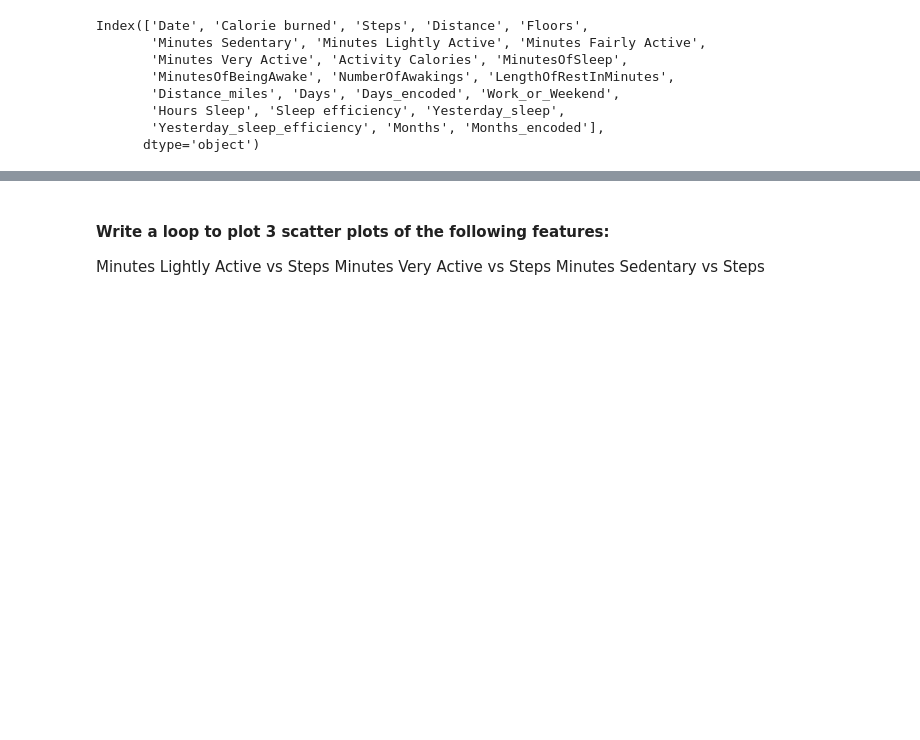
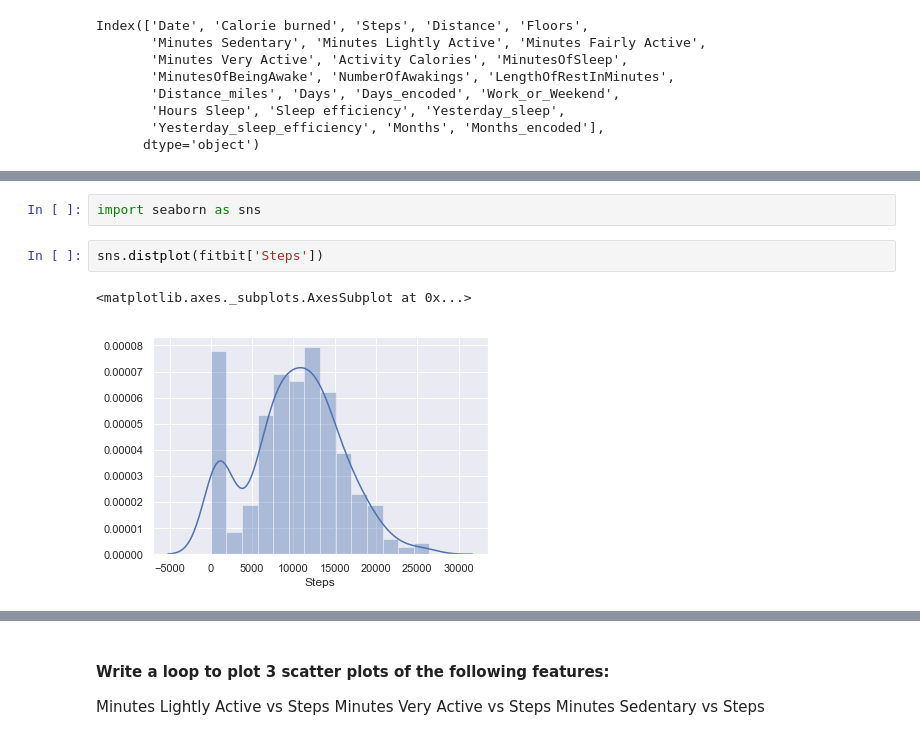
Before and after one commit to chunsang0126/lab-matplotlib-seaborn, a Jupyter notebook: your-code/main.ipynb, the cells around one changed output, grey strips where cells are left out. Drawn from its saved outputs; the diff is of its cells as text; blank space fills up the shorter version.

```diff
--- a/your-code/main.ipynb
+++ b/your-code/main.ipynb
@@ -197,0 +174,7 @@ ValueError: x and y must have same first dimension, but have shapes (12, 1) and
+# %%
+import seaborn as sns
+# %%
+sns.distplot(fitbit['Steps'])
+# %% [output]
+<matplotlib.axes._subplots.AxesSubplot at 0x...>
+[figure, added]
```
Also changed, not shown: parts of 24 cells of this notebook.
